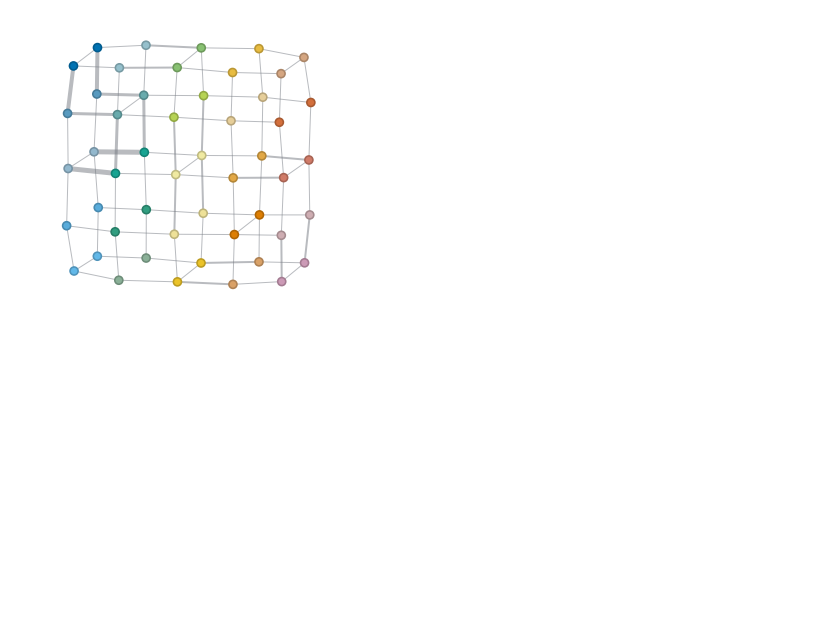
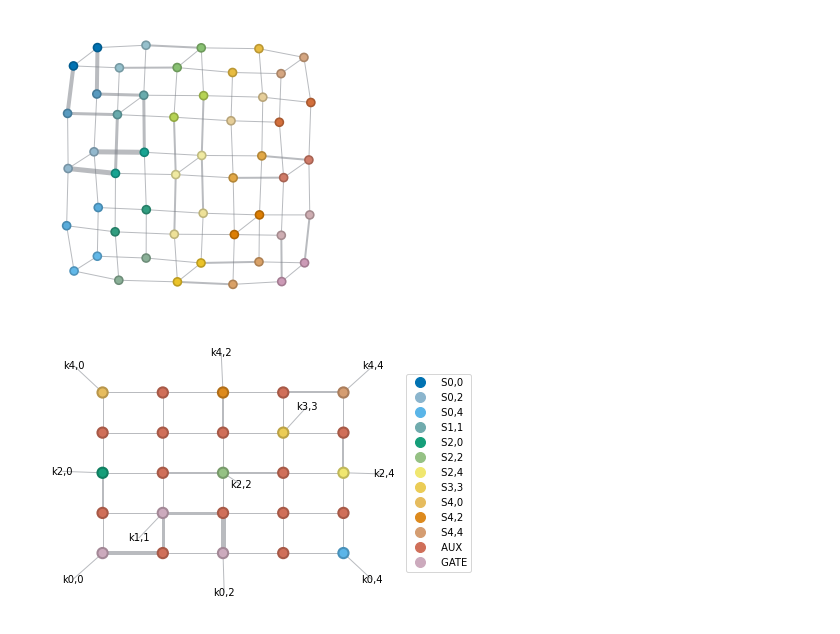
Before and after one commit to gabrielwoolls/fermion-encoding, a Jupyter notebook: Examples-Testing.ipynb, the cells around one changed output. Saved outputs shown, nothing was run; the diff lists cells and outputs as text; code cells hidden in the pictures; blank space fills up the shorter version.

Commit message:
Put 3-body absorb in `gate` method for ePEPS

```diff
--- a/Examples-Testing.ipynb
+++ b/Examples-Testing.ipynb
@@ -593,3 +593,9 @@ apeps.draw(color=(*epeps.qubit_site_tags(), 'AUX', 'GATE'), ax=ax[1])
 (apeps.H & apeps).draw(color=epeps.site_tags, figsize=(5,4), legend=False)
 # %% [output]
 [figure]
+# %%
+reload(beeky)
+epeps = beeky.QubitEncodeVector.rand(3, 3).convert_to_ePEPS(dummy_size=2)
+epeps.gate(G=qu.rand_matrix(8), coos=((0,0), (0,2), (1,1)), contract='triangle_absorb').draw(color=(*epeps.qubit_site_tags(), 'AUX', 'GATE'))
+# %% [output]
+[figure, added]
```
Also changed, not shown: parts of 1 cell of this notebook, 3 other files.
